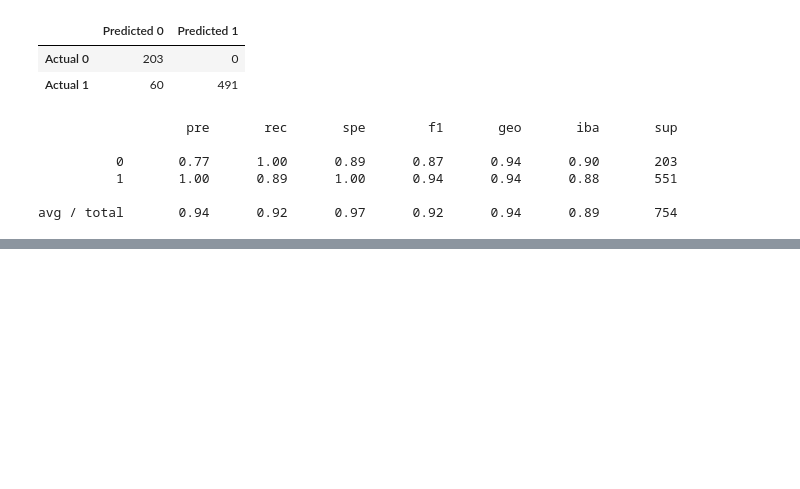
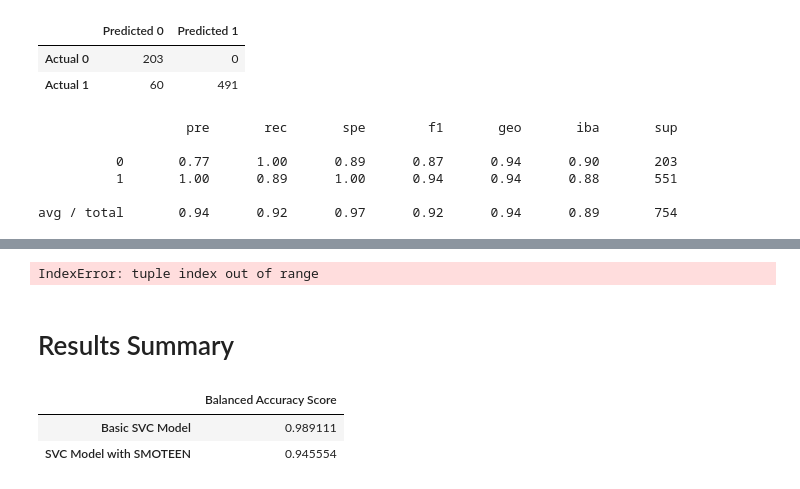
Before and after one commit to boggesstristyn/bootcamp-project, a Jupyter notebook: displacement_risk_ml-svm.ipynb, the cells around one changed output, grey strips where cells are left out. Cells and saved outputs as stored; diff of their text form; code cells hidden in the pictures; blank space fills up the shorter version.

```diff
--- a/displacement_risk_ml-svm.ipynb
+++ b/displacement_risk_ml-svm.ipynb
@@ -337,8 +337,9 @@ results.head(10)
 # %% [markdown]
 ### Assess Performance of Basic SVM Model
 # %%
-# Deermine accuracy score of the model
-print(balanced_accuracy_score(y_test, y_pred))
+# Calculate the Balanced Accuracy Score
+svc_score = balanced_accuracy_score(y_test, y_pred)
+print(svc_score)
 # %% [output]
 0.9891107078039927
 # %%
@@ -387,7 +388,8 @@ y_pred = model_smote_svm.predict(X_test)
 ### Assess Performance of SMOTEEN SVM Model
 # %%
 # Calculate the Balanced Accuracy Score
-balanced_accuracy_score(y_test, y_pred)
+svcsmote_score = balanced_accuracy_score(y_test, y_pred)
+print(svcsmote_score)
 # %% [output]
 0.9455535390199636
 # %%
@@ -452,0 +422,11 @@ plt.show()
+# %%
+# Compute ROC curve and ROC area for each class
+fpr = dict()
+tpr = dict()
+roc_auc = dict()
+n_classes = y.shape[1]
+for i in range(n_classes):
+    fpr[i], tpr[i], _ = roc_curve(y_test[:, i], y_pred[:, i])
+    roc_auc[i] = auc(fpr[i], tpr[i])
+# %% [output]
+IndexError: tuple index out of range
@@ -452,0 +455,11 @@ plt.show()
+# %% [markdown]
+# Results Summary
+# %%
+# Generate summary DataFrame
+results_data = {'Balanced Accuracy Score' : [svc_score, svcsmote_score]}
+results_table = pd.DataFrame(data=results_data, index=["Basic SVC Model", "SVC Model with SMOTEEN"])
+display(results_table)
+# %% [output]
+|  | Balanced Accuracy Score |
+| Basic SVC Model | 0.989111 |
+| SVC Model with SMOTEEN | 0.945554 |
```
Also changed, not shown: parts of 9 cells of this notebook, 4 other files.
